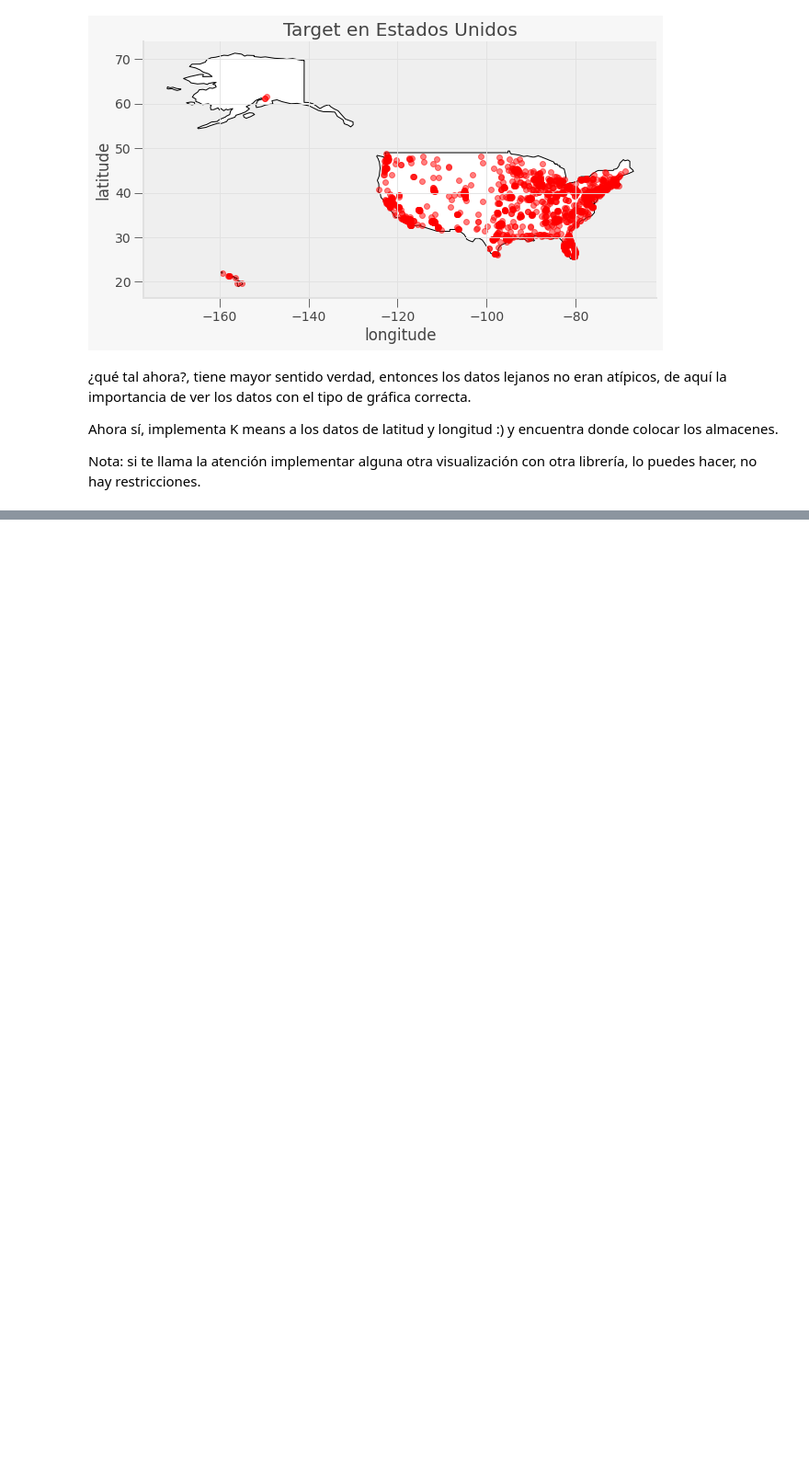
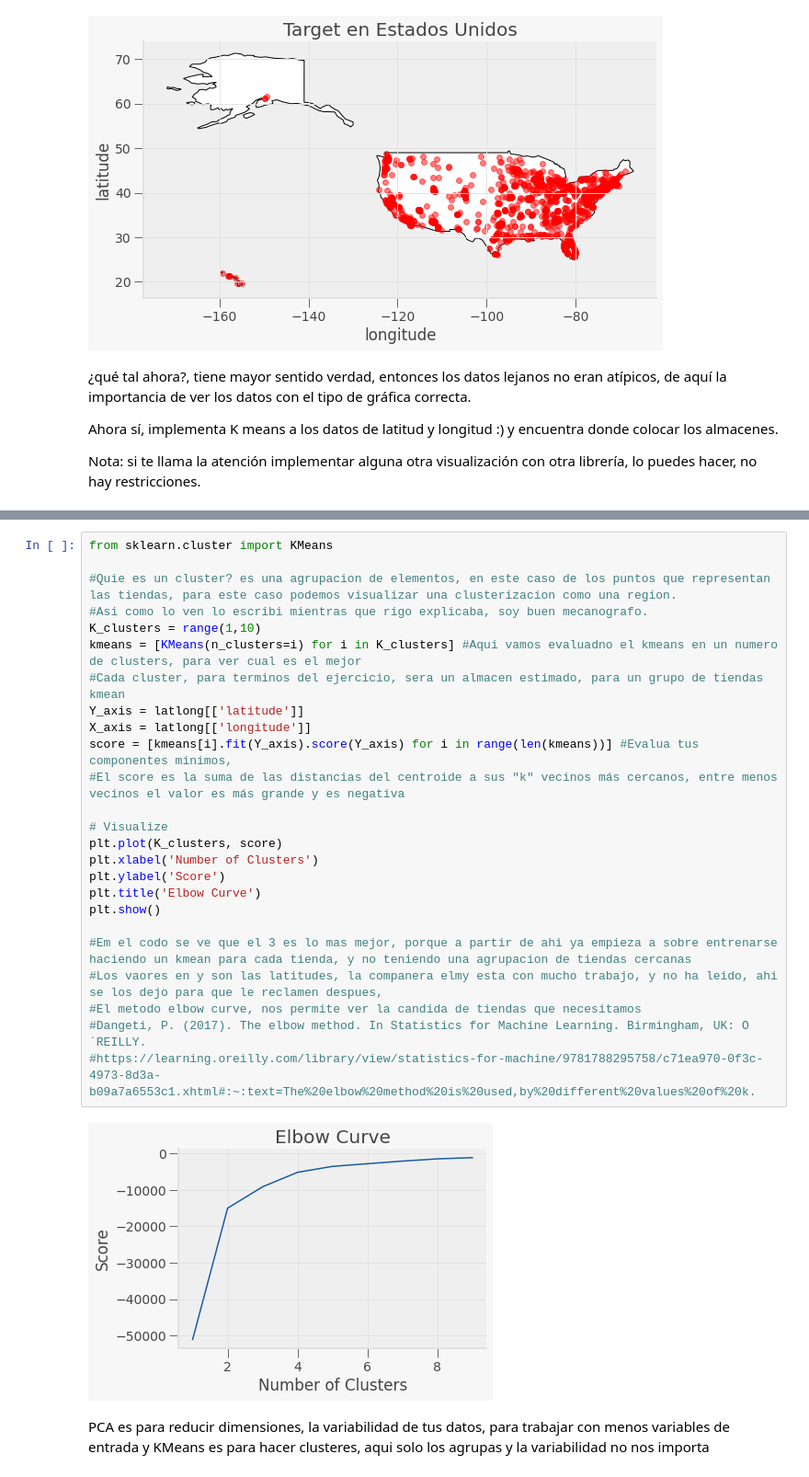
Before and after one commit to PosgradoMNA/actividades-de-aprendizaje-eddieelorza, a Jupyter notebook: Semana8/Actividad_Semanal_7_Kmeans.ipynb, the cells around one changed output, grey strips where cells are left out. Shown at 92% size. Drawn from its saved outputs; the diff is of its cells as text; blank space fills up the shorter version.

```diff
--- a/Semana8/Actividad_Semanal_7_Kmeans.ipynb
+++ b/Semana8/Actividad_Semanal_7_Kmeans.ipynb
@@ -218,0 +253,29 @@ Nota: si te llama la atención implementar alguna otra visualización con otra l
+# %%
+from sklearn.cluster import KMeans
+
+#Quie es un cluster? es una agrupacion de elementos, en este caso de los puntos que representan las tiendas, para este caso podemos visualizar una clusterizacion como una region.
+#Asi como lo ven lo escribi mientras que rigo explicaba, soy buen mecanografo.
+K_clusters = range(1,10)
+kmeans = [KMeans(n_clusters=i) for i in K_clusters] #Aqui vamos evaluadno el kmeans en un numero de clusters, para ver cual es el mejor
+#Cada cluster, para terminos del ejercicio, sera un almacen estimado, para un grupo de tiendas kmean
+Y_axis = latlong[['latitude']]
+X_axis = latlong[['longitude']]
+score = [kmeans[i].fit(Y_axis).score(Y_axis) for i in range(len(kmeans))] #Evalua tus componentes minimos,
+#El score es la suma de las distancias del centroide a sus "k" vecinos más cercanos, entre menos vecinos el valor es más grande y es negativa
+
+# Visualize
+plt.plot(K_clusters, score)
+plt.xlabel('Number of Clusters')
+plt.ylabel('Score')
+plt.title('Elbow Curve')
+plt.show()
+
+#Em el codo se ve que el 3 es lo mas mejor, porque a partir de ahi ya empieza a sobre entrenarse haciendo un kmean para cada tienda, y no teniendo una agrupacion de tiendas cercanas
+#Los vaores en y son las latitudes, la companera elmy esta con mucho trabajo, y no ha leido, ahi se los dejo para que le reclamen despues,
+#El metodo elbow curve, nos permite ver la candida de tiendas que necesitamos
+#Dangeti, P. (2017). The elbow method. In Statistics for Machine Learning. Birmingham, UK: O´REILLY.
+#https://learning.oreilly.com/library/view/statistics-for-machine/9781788295758/c71ea970-0f3c-4973-8d3a-b09a7a6553c1.xhtml#:~:text=The%20elbow%20method%20is%20used,by%20different%20values%20of%20k.
+# %% [output]
+[figure, added]
+# %% [markdown]
+PCA es para reducir dimensiones, la variabilidad de tus datos, para trabajar con menos variables de entrada y KMeans es para hacer clusteres, aqui solo los agrupas y la variabilidad no nos importa
```
Also changed, not shown: parts of 15 cells of this notebook.
